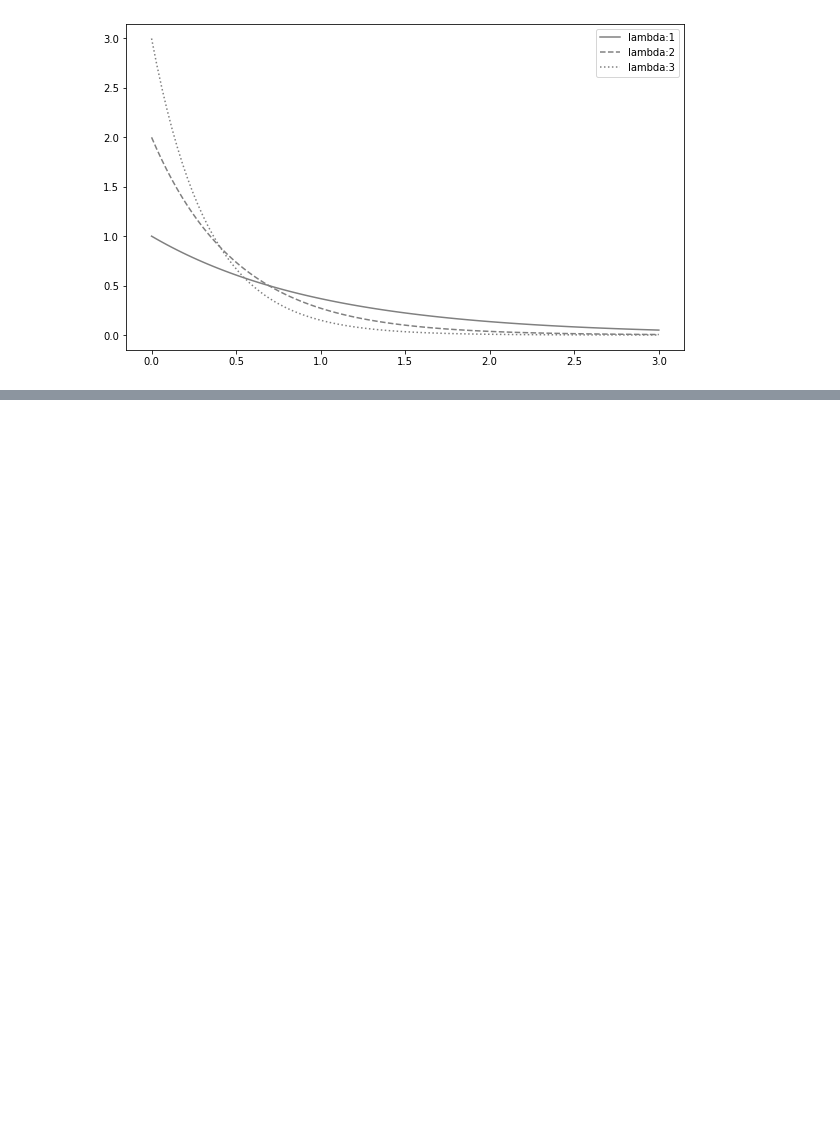
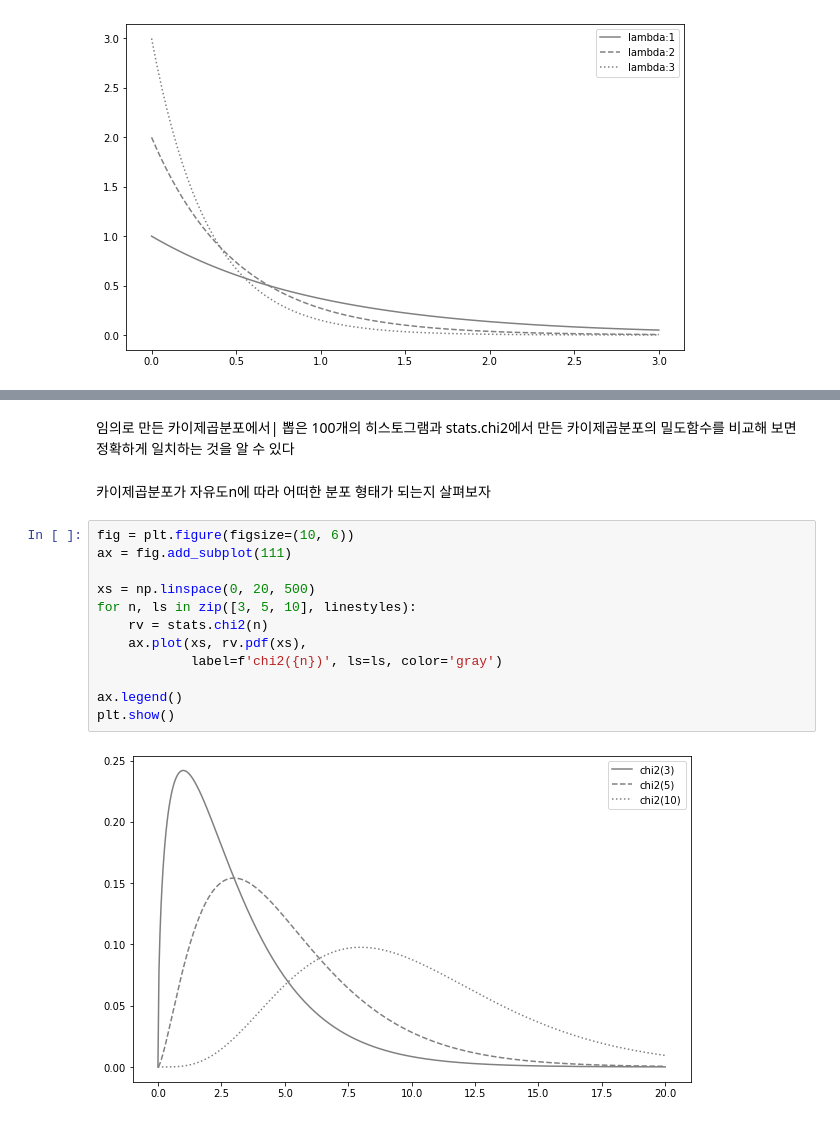
Before and after one commit to LyunJ/TIL, a Jupyter notebook: statistic/8_대표적인_연속형_확률변수.ipynb, the cells around one changed output, grey strips where cells are left out. Cells and saved outputs as stored; diff of their text form; blank space fills up the shorter version.

```diff
--- a/statistic/8_대표적인_연속형_확률변수.ipynb
+++ b/statistic/8_대표적인_연속형_확률변수.ipynb
@@ -246,0 +294,18 @@ plt.show()
+# %% [markdown]
+임의로 만든 카이제곱분포에서| 뽑은 100개의 히스토그램과 stats.chi2에서 만든 카이제곱분포의 밀도함수를 비교해 보면  정확하게 일치하는 것을 알 수 있다
+# %% [markdown]
+카이제곱분포가 자유도n에 따라 어떠한 분포 형태가 되는지 살펴보자
+# %%
+fig = plt.figure(figsize=(10, 6))
+ax = fig.add_subplot(111)
+
+xs = np.linspace(0, 20, 500)
+for n, ls in zip([3, 5, 10], linestyles):
+    rv = stats.chi2(n)
+    ax.plot(xs, rv.pdf(xs),
+            label=f'chi2({n})', ls=ls, color='gray')
+
+ax.legend()
+plt.show()
+# %% [output]
+[figure, added]
```
Also changed, not shown: parts of 6 cells of this notebook, 7 other files.
